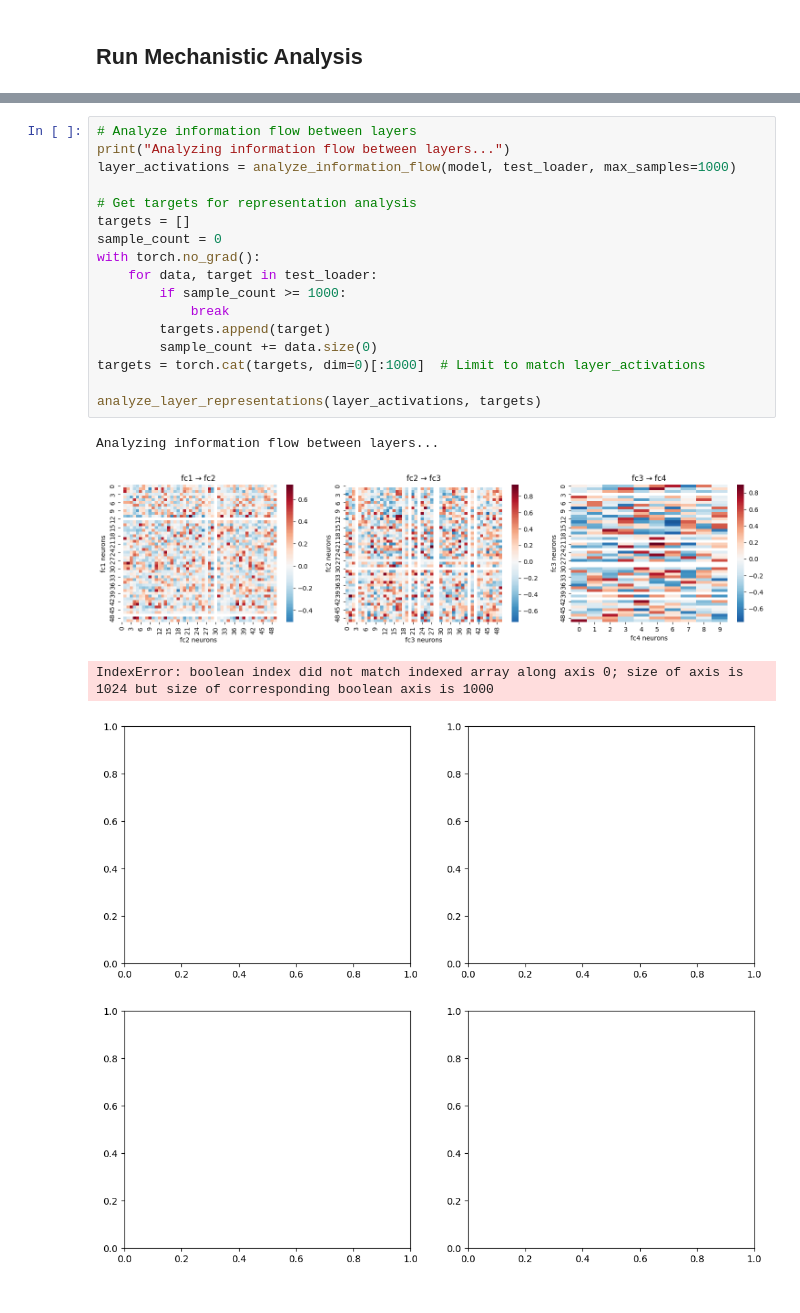
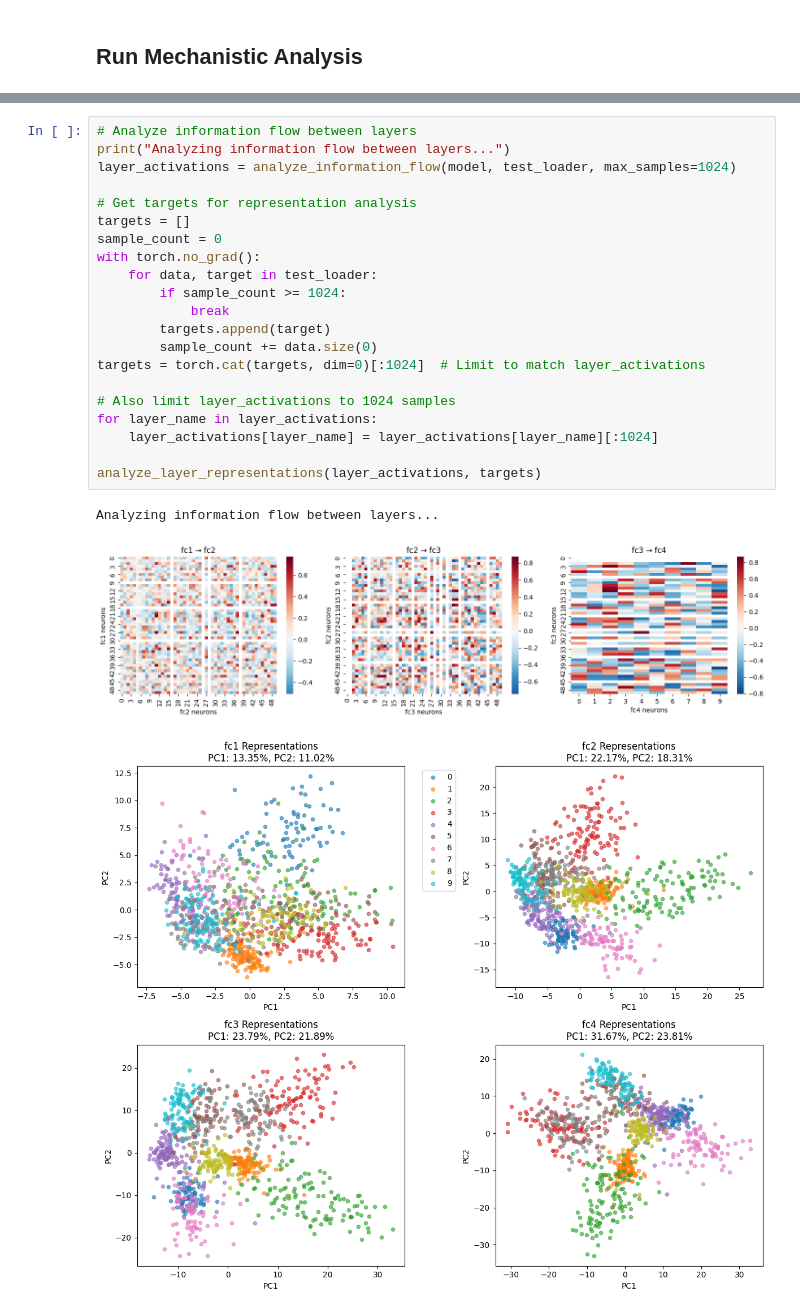
Before and after one commit to sohv/the-holistic-interpretability, a Jupyter notebook: mechanistic_interpretability.ipynb, the cells around one changed output, grey strips where cells are left out. Saved outputs shown, nothing was run; the diff lists cells and outputs as text.

```diff
--- a/mechanistic_interpretability.ipynb
+++ b/mechanistic_interpretability.ipynb
@@ -525,22 +518,25 @@ Top 10 neuron pairs with most different correlations for digit 7:
 # %%
 # Analyze information flow between layers
 print("Analyzing information flow between layers...")
-layer_activations = analyze_information_flow(model, test_loader, max_samples=1000)
+layer_activations = analyze_information_flow(model, test_loader, max_samples=1024)
 
 # Get targets for representation analysis
 targets = []
 sample_count = 0
 with torch.no_grad():
     for data, target in test_loader:
-        if sample_count >= 1000:
+        if sample_count >= 1024:
             break
         targets.append(target)
         sample_count += data.size(0)
-targets = torch.cat(targets, dim=0)[:1000]  # Limit to match layer_activations
+targets = torch.cat(targets, dim=0)[:1024]  # Limit to match layer_activations
+
+# Also limit layer_activations to 1024 samples
+for layer_name in layer_activations:
+    layer_activations[layer_name] = layer_activations[layer_name][:1024]
 
 analyze_layer_representations(layer_activations, targets)
 # %% [output]
 Analyzing information flow between layers...
-[figure, old version]
+[figure, new version]
-IndexError: boolean index did not match indexed array along axis 0; size of axis is 1024 but size of corresponding boolean axis is 1000
-[figure, old version]
+[figure, new version]
```
Also changed, not shown: parts of 5 cells of this notebook, 7 other files.
